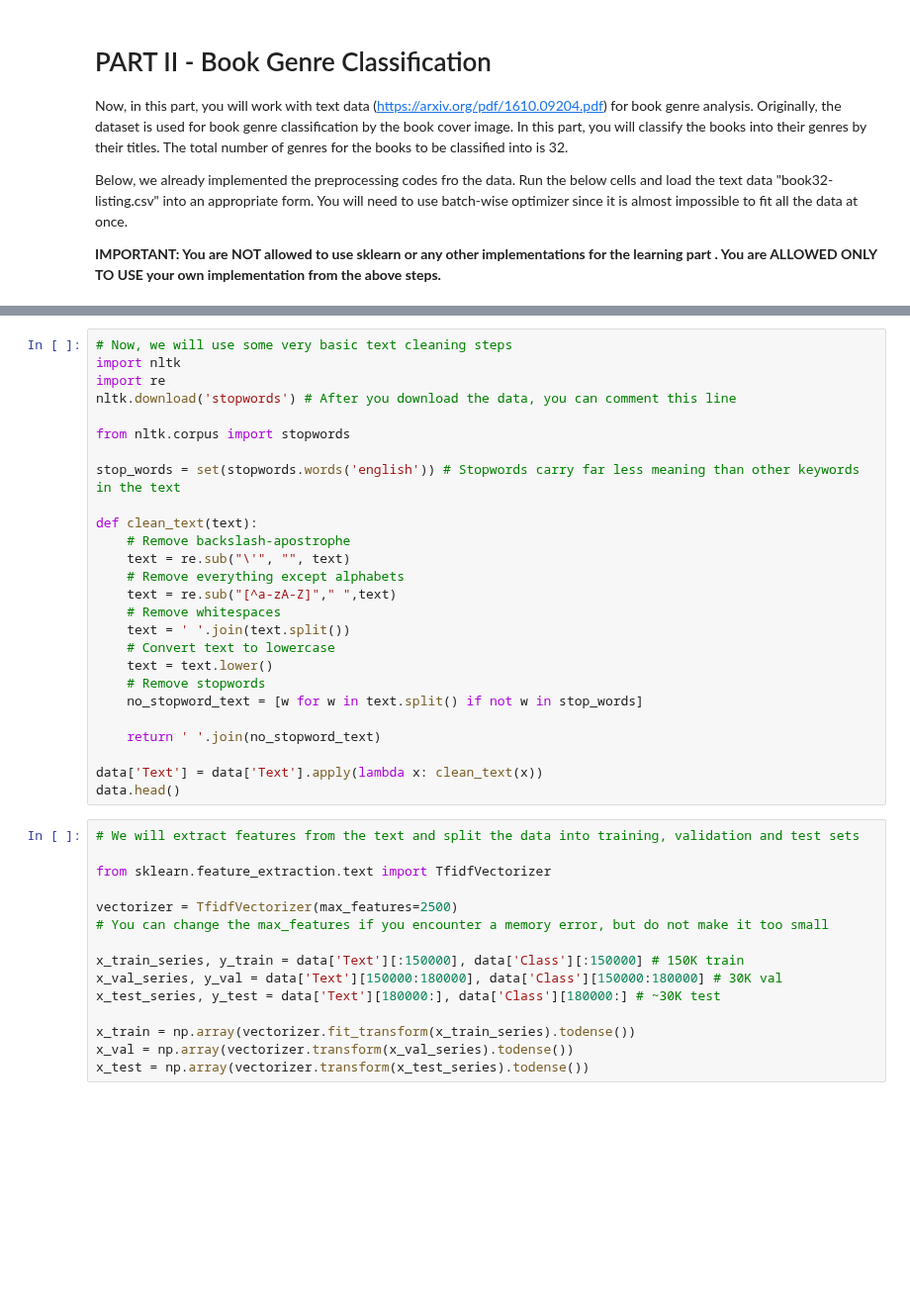
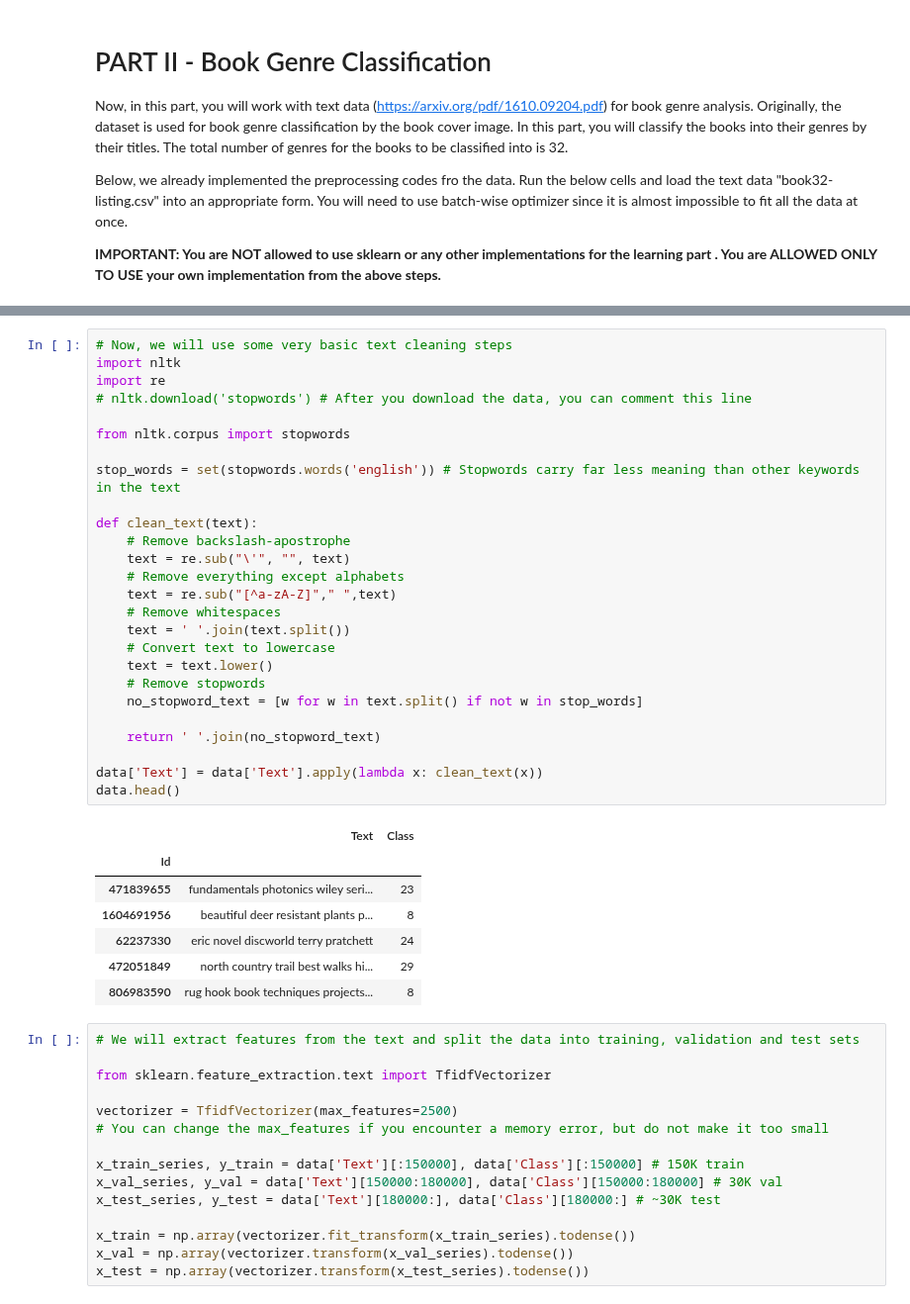
Before and after one commit to batuhanfaik/itu-cmpe, a Jupyter notebook: hw1/Homework-1.ipynb, the cells around one changed output, grey strips where cells are left out. Shown at 99% size. Cells and saved outputs as stored; diff of their text form; blank space fills up the shorter version.

```diff
--- a/hw1/Homework-1.ipynb
+++ b/hw1/Homework-1.ipynb
@@ -452,29 +470,37 @@ data.head()
 # %%
 # Now, we will use some very basic text cleaning steps
 import nltk
 import re
-nltk.download('stopwords') # After you download the data, you can comment this line
+# nltk.download('stopwords') # After you download the data, you can comment this line
 
 from nltk.corpus import stopwords
 
 stop_words = set(stopwords.words('english')) # Stopwords carry far less meaning than other keywords in the text
 
 def clean_text(text):
     # Remove backslash-apostrophe
     text = re.sub("\'", "", text)
     # Remove everything except alphabets
     text = re.sub("[^a-zA-Z]"," ",text)
     # Remove whitespaces
     text = ' '.join(text.split())
     # Convert text to lowercase
     text = text.lower()
     # Remove stopwords
     no_stopword_text = [w for w in text.split() if not w in stop_words]
 
     return ' '.join(no_stopword_text)
 
 data['Text'] = data['Text'].apply(lambda x: clean_text(x))
 data.head()
+# %% [output]
+|  | Text | Class |
+| Id |  |  |
+| 471839655 | fundamentals photonics wiley seri... | 23 |
+| 1604691956 | beautiful deer resistant plants p... | 8 |
+| 62237330 | eric novel discworld terry pratchett | 24 |
+| 472051849 | north country trail best walks hi... | 29 |
+| 806983590 | rug hook book techniques projects... | 8 |
 # %%
 # We will extract features from the text and split the data into training, validation and test sets
 
```
Also changed, not shown: parts of 9 cells of this notebook, 1 other file.
